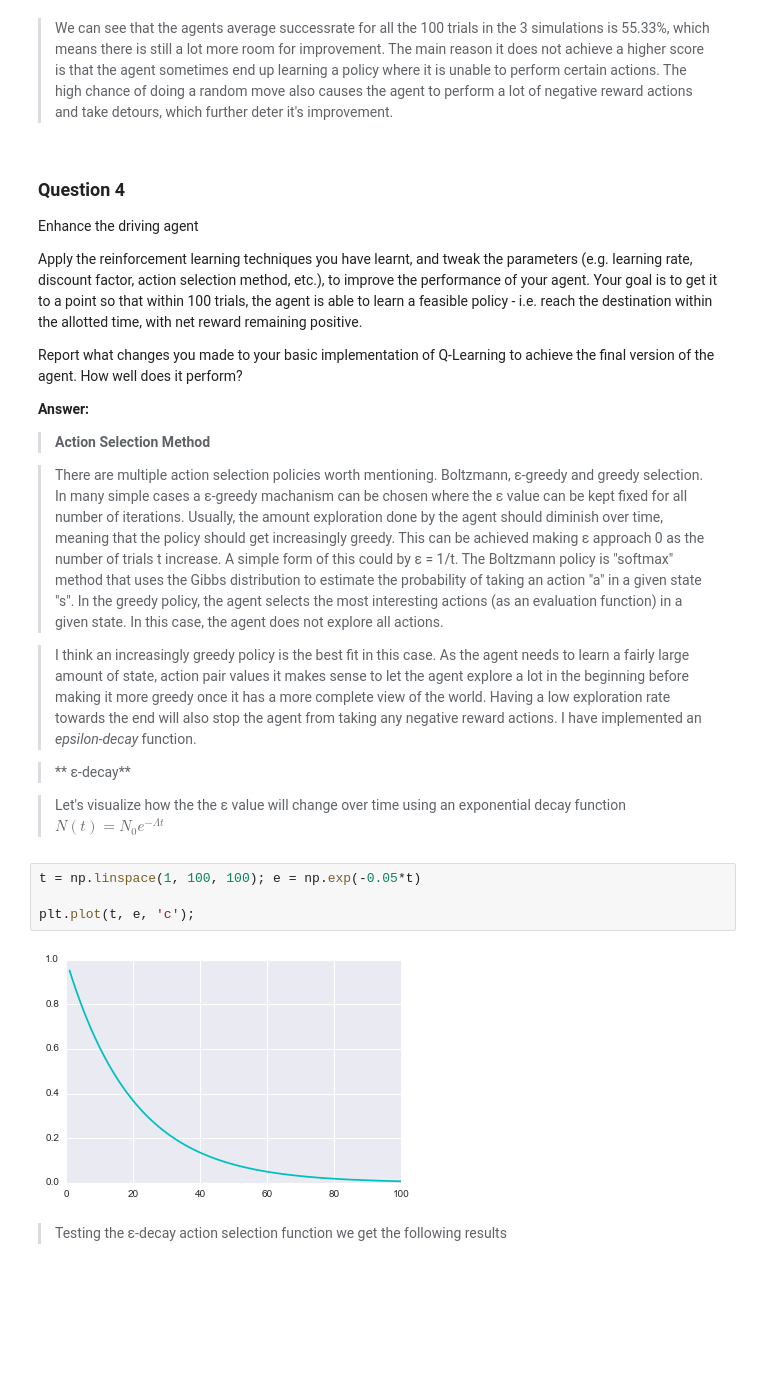
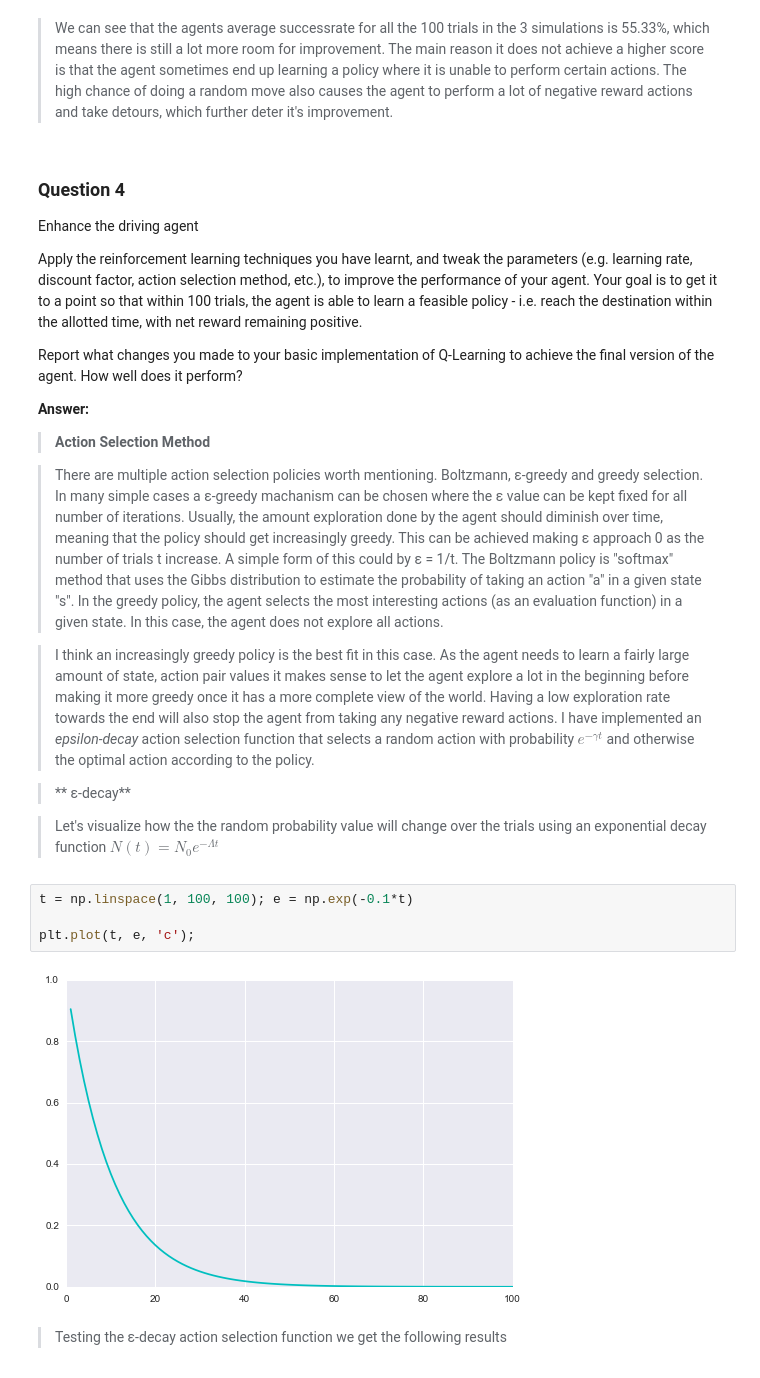
Before and after one commit to thomalm/udacity, a Jupyter notebook: machine-learning-nanodegree/p4-smartcab/report.ipynb, the cells around one changed output. Saved outputs shown, nothing was run; the diff lists cells and outputs as text; blank space fills up the shorter version.

```diff
--- a/machine-learning-nanodegree/p4-smartcab/smartcab/report.ipynb
+++ b/machine-learning-nanodegree/p4-smartcab/report.ipynb
@@ -94,17 +99,17 @@ Report what changes you made to your basic implementation of Q-Learning to achie
 
 >There are multiple action selection policies worth mentioning. Boltzmann, ε-greedy and greedy selection. In many simple cases a ε-greedy machanism can be chosen where the ε value can be kept fixed for all number of iterations. Usually, the amount exploration done by the agent should diminish over time, meaning that the policy should get increasingly greedy. This can be achieved making ε approach 0 as the number of trials t increase. A simple form of this could by ε = 1/t. The Boltzmann policy is "softmax" method that uses the Gibbs distribution to estimate the probability of taking an action "a" in a given state "s". In the greedy policy, the agent selects the most interesting actions (as an evaluation function) in a given state. In this case, the agent does not explore all actions.
 
->I think an increasingly greedy policy is the best fit in this case. As the agent needs to learn a fairly large amount of state, action pair values it makes sense to let the agent explore a lot in the beginning before making it more greedy once it has a more complete view of the world. Having a low exploration rate towards the end will also stop the agent from taking any negative reward actions. I have implemented an *epsilon-decay* function.
+>I think an increasingly greedy policy is the best fit in this case. As the agent needs to learn a fairly large amount of state, action pair values it makes sense to let the agent explore a lot in the beginning before making it more greedy once it has a more complete view of the world. Having a low exploration rate towards the end will also stop the agent from taking any negative reward actions. I have implemented an *epsilon-decay* action selection function that selects a random action with probability $e^{-γt}$ and otherwise the optimal action according to the policy.
 
 >** ε-decay**
 
->Let's visualize how the the ε value will change over time using an exponential decay function $N(t) = N_0e^{- \Lambda t}$
+>Let's visualize how the the random probability value will change over the trials using an exponential decay function $N(t) = N_0e^{- \Lambda t}$
 # %%
-t = np.linspace(1, 100, 100); e = np.exp(-0.05*t)
+t = np.linspace(1, 100, 100); e = np.exp(-0.1*t)
 
 plt.plot(t, e, 'c');
 # %% [output]
-[figure, old version]
+[figure, new version]
 # %% [markdown]
 > Testing the ε-decay action selection function we get the following results
 # %%
```
Also changed, not shown: parts of 7 cells of this notebook, 1 other file.
